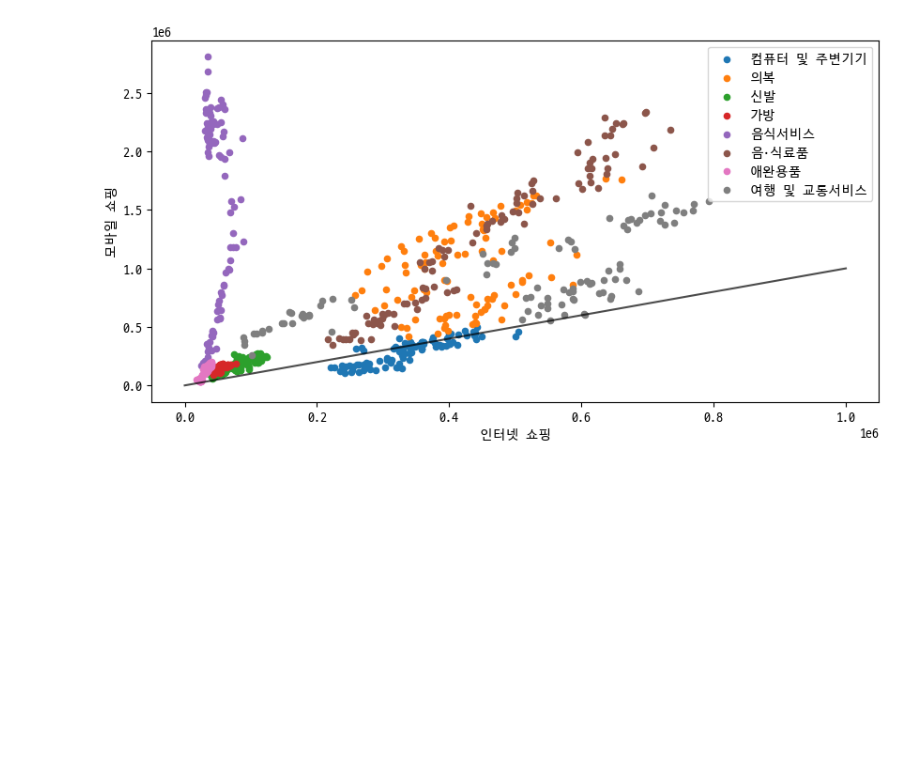
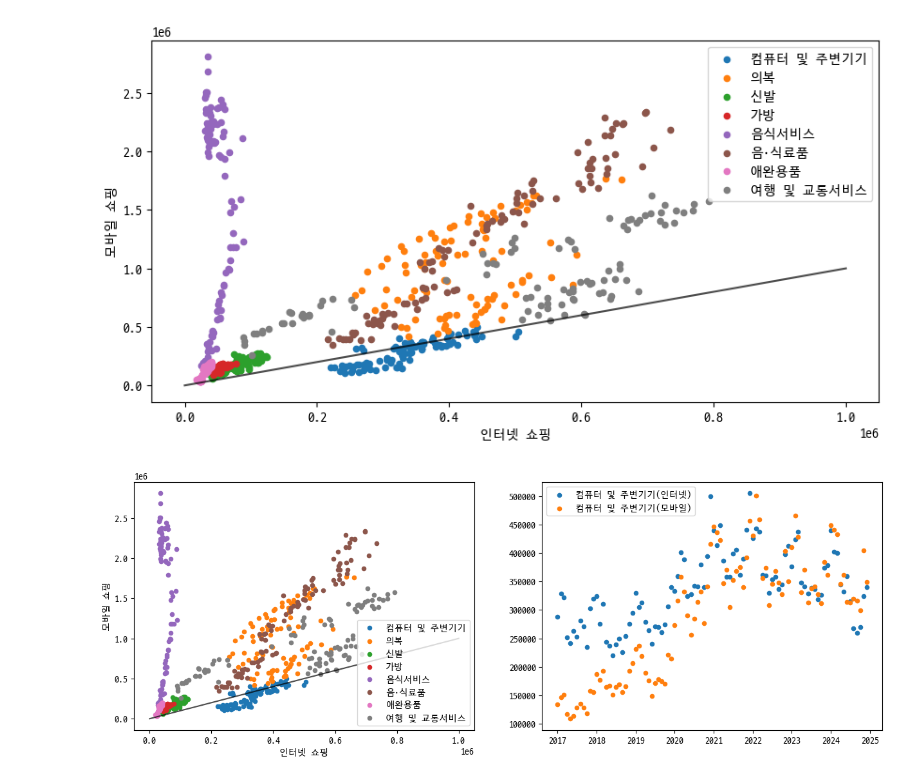
Before and after one commit to pmj8298/python, a Jupyter notebook: python11_온라인쇼핑몰.ipynb, the cells around one changed output. Saved outputs shown, nothing was run; the diff lists cells and outputs as text; code cells hidden in the pictures; blank space fills up the shorter version.

```diff
--- a/python11.ipynb
+++ b/python11_온라인쇼핑몰.ipynb
@@ -117,3 +117,31 @@ ax.plot([0,1000000],[0,1000000],'k-',alpha=0.7)
 plt.show()
 # %% [output]
 [figure]
+# %%
+fig , ax = plt.subplots(1,2,figsize=(15,5))
+
+category = obj # ['컴퓨터 및 주변기기','농축수산물','의복','신발','가방','음식서비스','음·식료품','애완용품','여행 및 교통서비스']
+for cate in category:
+    category_data = ex1_data[ex1_data['category'] == cate]
+    x_data = category_data['internet']
+    y_data = category_data['mobile']
+    ax[0].scatter( x_data , y_data, s = 20, label = cate )
+
+ax[0].set_xlabel("인터넷 쇼핑")
+ax[0].set_ylabel("모바일 쇼핑")
+ax[0].legend(loc="best")
+ax[0].plot([0,1000000],[0,1000000],'k-',alpha=0.7)
+
+
+tdata = category_data['date']
+second = ex1_data[ex1_data['category'] ==obj[0]]
+idata =second['internet']
+mdata =second['mobile']
+
+ax[1].scatter( tdata , idata, s = 20, label = obj[0]+'(인터넷)')
+ax[1].scatter( tdata , mdata, s = 20, label = obj[0]+'(모바일)')
+ax[1].legend()
+
+plt.show()
+# %% [output]
+[figure, added]
```
Also changed, not shown: parts of 1 cell of this notebook, 2 other files.
